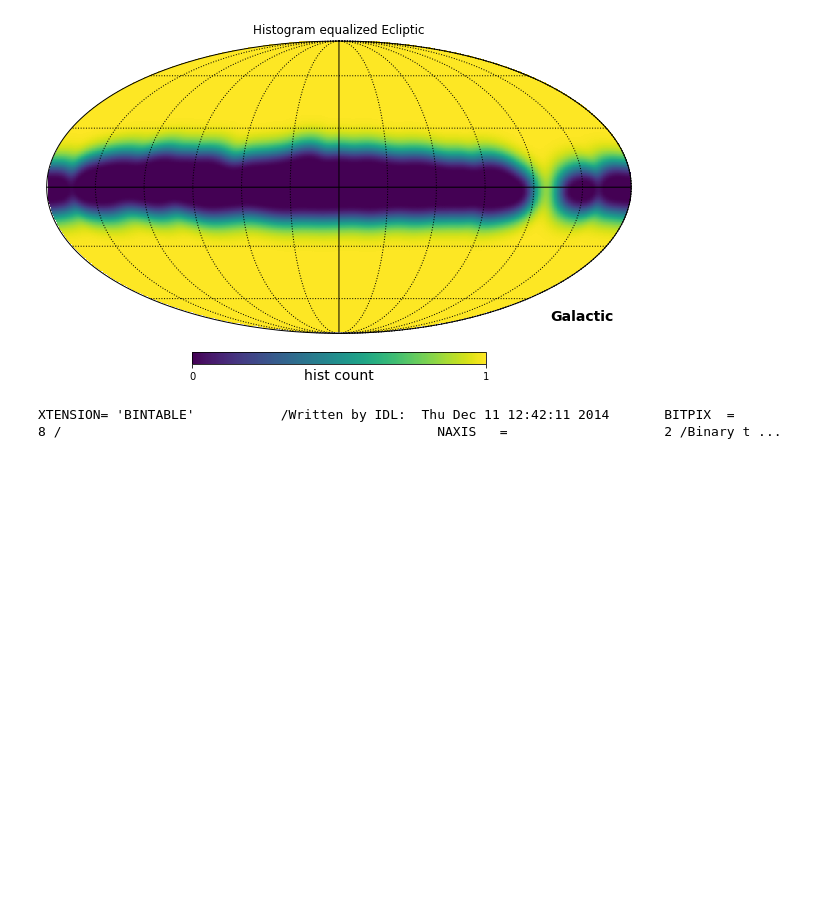
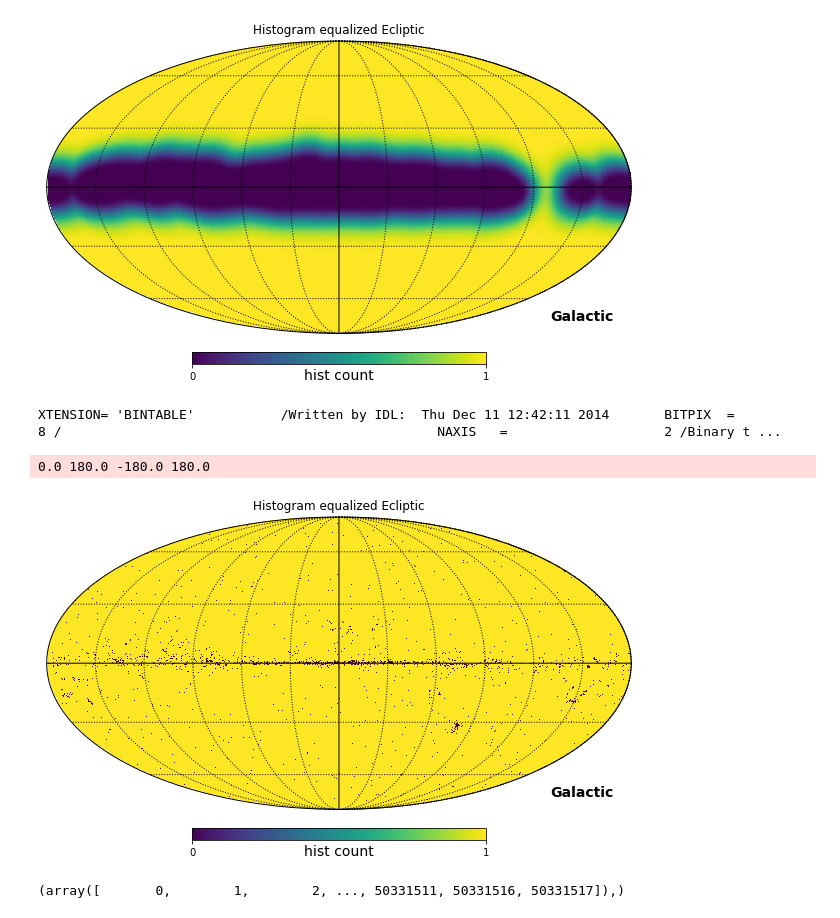
Before and after one commit to raul-bermejo/cmb_geometry, a Jupyter notebook: io_test.ipynb, the cells around one changed output. Saved outputs shown, nothing was run; the diff lists cells and outputs as text; code cells hidden in the pictures; blank space fills up the shorter version.

```diff
--- a/io_test.ipynb
+++ b/io_test.ipynb
@@ -98,0 +88,25 @@ FREQ_PS_DICT = {
+# %%
+FREQ_PS_DICT = {
+    'F100': 0,
+    'F143': 1,
+    'F217': 2,
+    'F353': 3,
+    'F545': 4,
+    'F857': 5,
+}
+
+ps_hp = read_map(ps_file, field=FREQ_PS_DICT[f'F143'], hdu=HDU)
+
+hp.mollview(ps_hp, coord=["G"],# norm="hist",
+            title="Histogram equalized Ecliptic", unit="hist count")
+hp.graticule()
+# %% [output]
+0.0 180.0 -180.0 180.0
+[figure, added]
+# %%
+ps_fits = hdul_ps[1].data['F143']
+
+b = ps_fits == ps_hp
+print(np.where(b == False))
+# %% [output]
+(array([       0,        1,        2, ..., 50331511, 50331516, 50331517]),)
```
Also changed, not shown: parts of 1 cell of this notebook.
